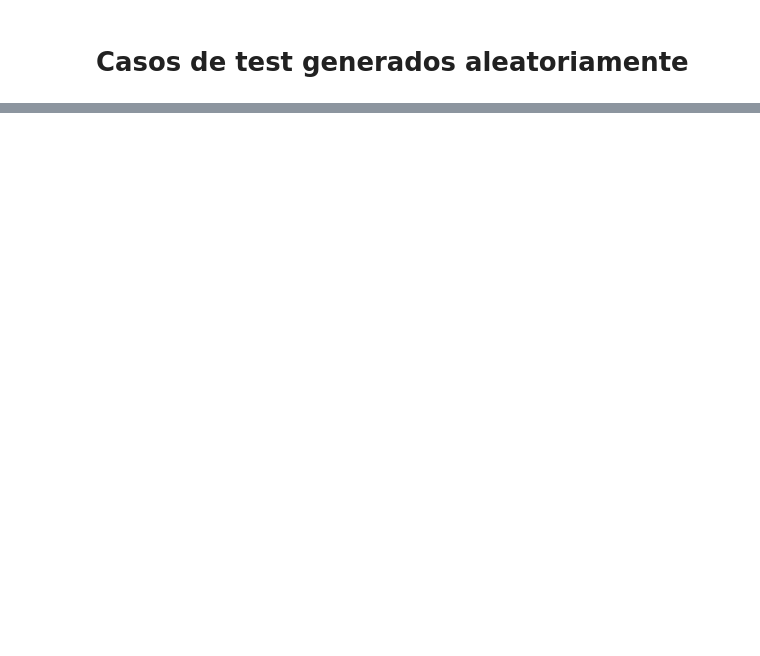
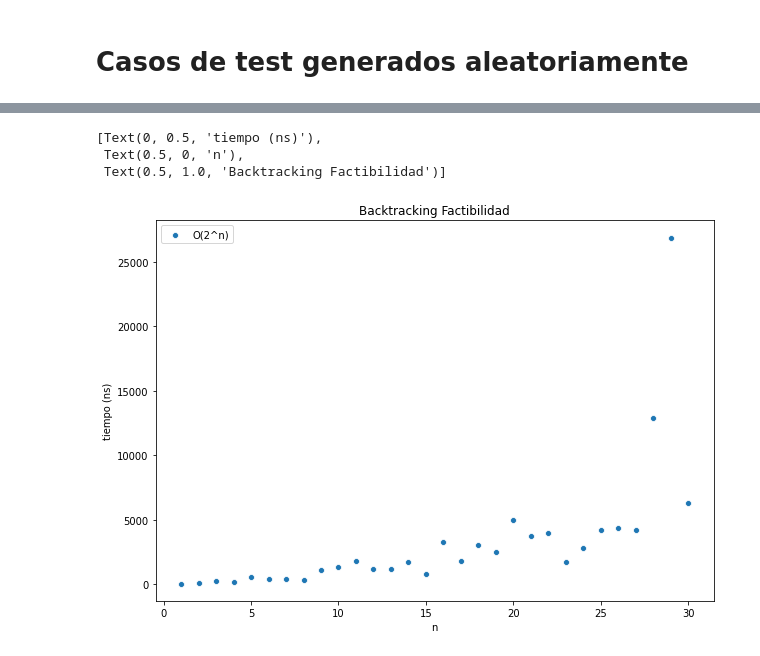
Before and after one commit to pablolp99/tp1-algo3, a Jupyter notebook: tp1-ayed3-notebook.ipynb, the cells around one changed output, grey strips where cells are left out. Cells and saved outputs as stored; diff of their text form; code cells hidden in the pictures; blank space fills up the shorter version.

```diff
--- a/tp1-ayed3-notebook.ipynb
+++ b/tp1-ayed3-notebook.ipynb
@@ -34,0 +73,13 @@ len(resistencias) * len(ns_bajos+ns_altos)
+# %%
+y = results_bto.loc[results_bto.r==10].t.tolist()
+x = results_bto.loc[results_bto.r==10].n.tolist()
+plt.figure(figsize=(10, 7))
+fig_fb = sns.scatterplot(x, y)
+# fig_fb = sns.lineplot(data=results_bto, x='n', y='esperado', color="orange")
+fig_fb.legend(labels=['O(2^n)','FB'])
+fig_fb.set(title="Backtracking Factibilidad", xlabel='n', ylabel='tiempo (ns)')
+# %% [output]
+[Text(0, 0.5, 'tiempo (ns)'),
+ Text(0.5, 0, 'n'),
+ Text(0.5, 1.0, 'Backtracking Factibilidad')]
+[figure, added]
```
Also changed, not shown: parts of 17 cells of this notebook, 6 other files.
